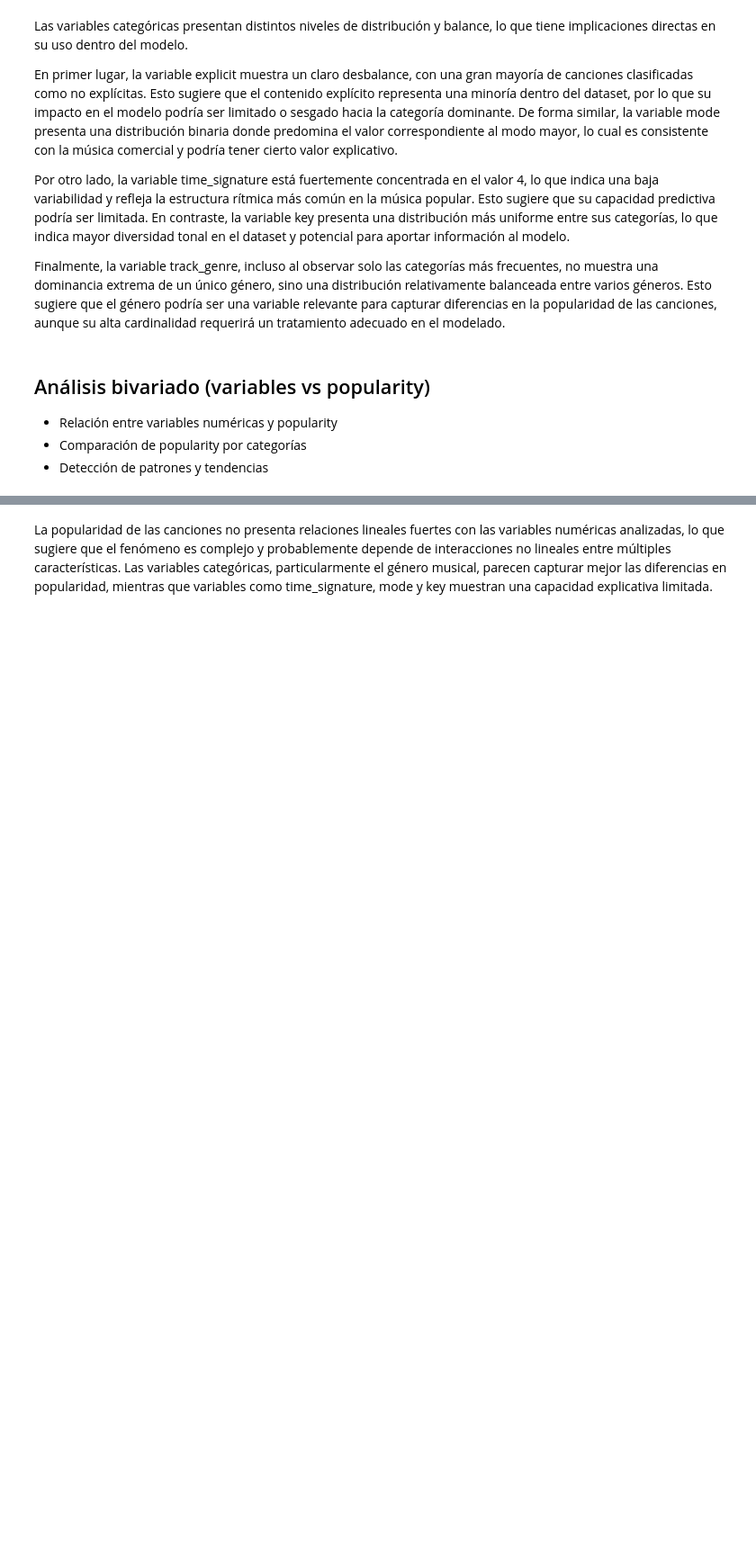
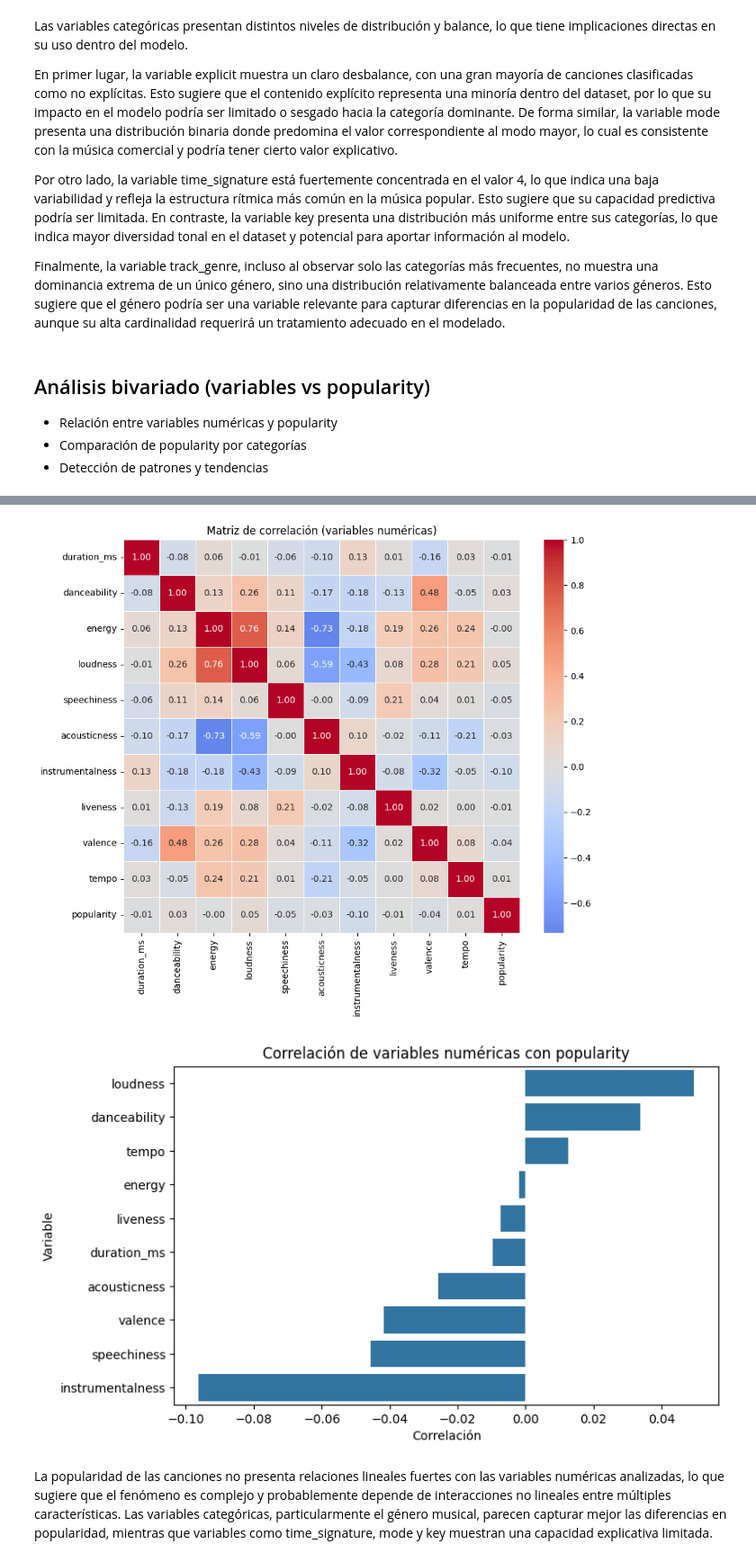
Before and after one commit to jairocruzhdez/MIAD_ML_NLP_JC, a Jupyter notebook: Semana 3/S3P1_proyecto1.ipynb, the cells around one changed output, grey strips where cells are left out. Shown at 90% size. Cells and saved outputs as stored; diff of their text form; code cells hidden in the pictures; blank space fills up the shorter version.

```diff
--- a/Semana 3/S3P1_proyecto1.ipynb
+++ b/Semana 3/S3P1_proyecto1.ipynb
@@ -497,29 +539,33 @@ analisis_bivariado_num(df_model, num_cols, target='popularity')
 # %%
 # Correlación con target
+target= 'popularity'
 cols_corr = num_cols + [target]
 corr_matrix = df_model[cols_corr].corr()
 
 plt.figure(figsize=(10, 8))
 sns.heatmap(
     corr_matrix,
     annot=True,
     fmt=".2f",
     cmap="coolwarm",
     center=0,
     linewidths=0.5
 )
 
 plt.title("Matriz de correlación (variables numéricas)")
 plt.savefig("cmatrix.png")
 plt.show()
 
 corr_target = corr_matrix[target].sort_values(ascending=False)
 plt.figure(figsize=(8, 5))
 sns.barplot(x=corr_target.drop(target).values, y=corr_target.drop(target).index)
 plt.title("Correlación de variables numéricas con popularity")
 plt.xlabel("Correlación")
 plt.ylabel("Variable")
 plt.show()
+# %% [output]
+[figure, added]
+[figure, added]
 # %%
 # Comparación de popularity por categorías
 def analisis_bivariado_cat(df, cols):
```
Also changed, not shown: parts of 18 cells of this notebook.
